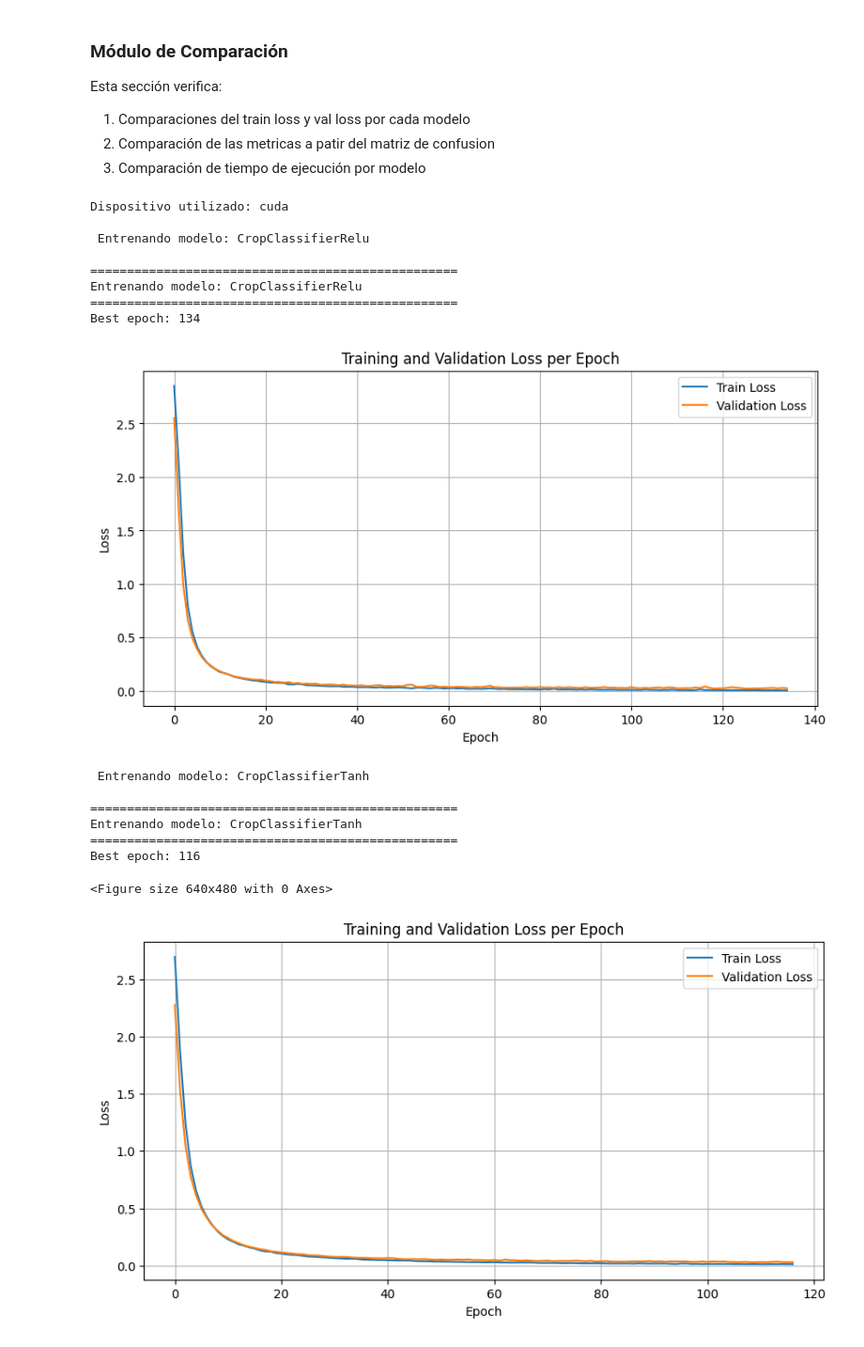
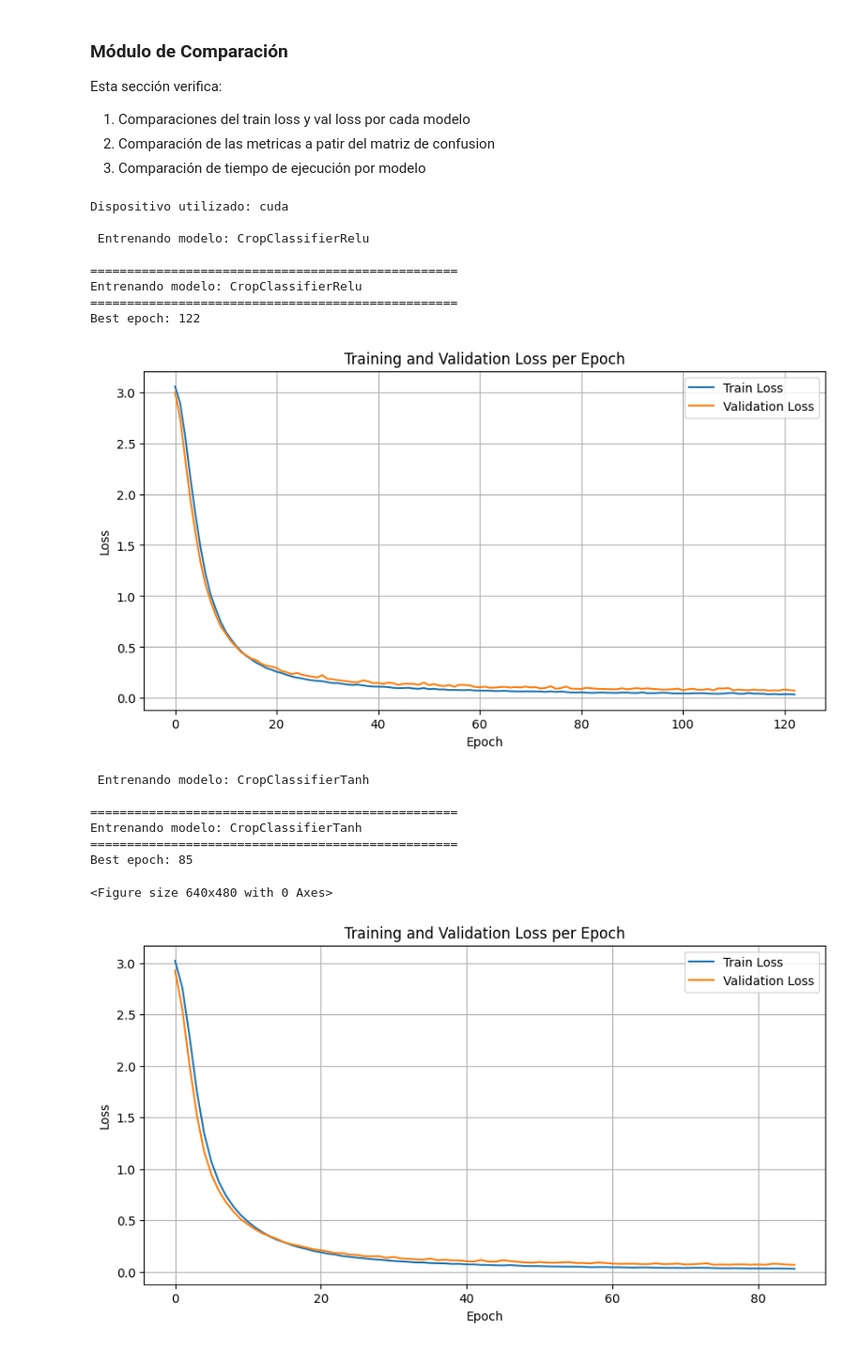
Before and after one commit to Alank99/Recomendacion_Cultivos, a Jupyter notebook: Recomendador.ipynb, the cells around one changed output. Shown: that part at 94% size. Cells and saved outputs as stored; diff of their text form; code cells hidden in the pictures.

```diff
--- a/Recomendador.ipynb
+++ b/Recomendador.ipynb
@@ -349,11 +351,12 @@ class CropDataset(Dataset):
             print(f"Label: {crop}, Encoded: {idx}")
 
         # Normalización global
-        scaler = StandardScaler()
+        scaler = MinMaxScaler()
         scaled_features = scaler.fit_transform(df[self.feature_columns])
         normalized_df = pd.DataFrame(scaled_features, columns=self.feature_columns)
         normalized_df['label'] = df[self.label_column]
         normalized_df['encoded_label'] = df['encoded_label']
+
 
         # Mezclar datos (shuffle)
         normalized_df = normalized_df.sample(frac=1).reset_index(drop=True)
@@ -657,7 +660,7 @@ def evaluate_model(model, val_loader, n_classes):
     })
     df.loc["Globales"] = ["—", precision_global, recall_global, f1_score_global, accuracy_global]
 
-    return df, matriz_confusion
+    return df, matriz_confusion, precision_global, recall_global, f1_score_global, accuracy_global
 # %% [markdown]
 ### Generacion de las clases de los modelos
 Esta sección hace:
@@ -945,33 +1010,33 @@ test = DataLoader(test, batch_size=12, shuffle=True)
 # %%
 modelos = [
     (CropClassifier(dataset.num_classes), "CropClassifierRelu"),
     (CropClassifier(dataset.num_classes, opcion=2), "CropClassifierTanh"),
     (DeepDropoutClassifier(dataset.num_classes), "DeepDropoutClassifierRelu"),
     (DeepDropoutClassifier(dataset.num_classes, opcion=2), "DeepDropoutClassifierTanh"),
     (simpleDropoutClassifier(dataset.num_classes), "simpleDropoutClassifierRelu"),
     (simpleDropoutClassifier(dataset.num_classes, opcion=2), "simpleDropoutClassifierTanh")
 ]
 
 # Configurar dispositivo
 device = torch.device("cuda" if torch.cuda.is_available() else "cpu")
 print(f"Dispositivo utilizado: {device}")
 # Entrenar múltiples modelos
-train_multiple_models(modelos, train, val,test, device, False)
+comparacionModelos(modelos, train, val,test, device, False)
 # %% [output]
 Dispositivo utilizado: cuda
 
  Entrenando modelo: CropClassifierRelu
 
 ==================================================
 Entrenando modelo: CropClassifierRelu
 ==================================================
-Best epoch: 134
+Best epoch: 122
-[figure, old version]
+[figure, new version]
  Entrenando modelo: CropClassifierTanh
 
 ==================================================
 Entrenando modelo: CropClassifierTanh
 ==================================================
-Best epoch: 116
+Best epoch: 85
 <Figure size 640x480 with 0 Axes>
-[figure, old version]
+[figure, new version]
```
Also changed, not shown: parts of 5 cells of this notebook, 7 other files.
